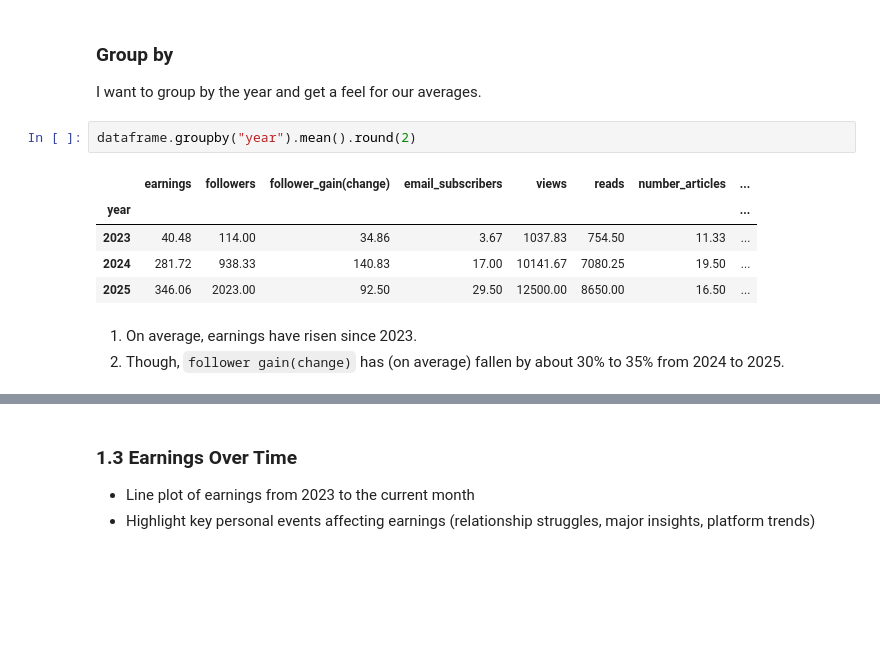
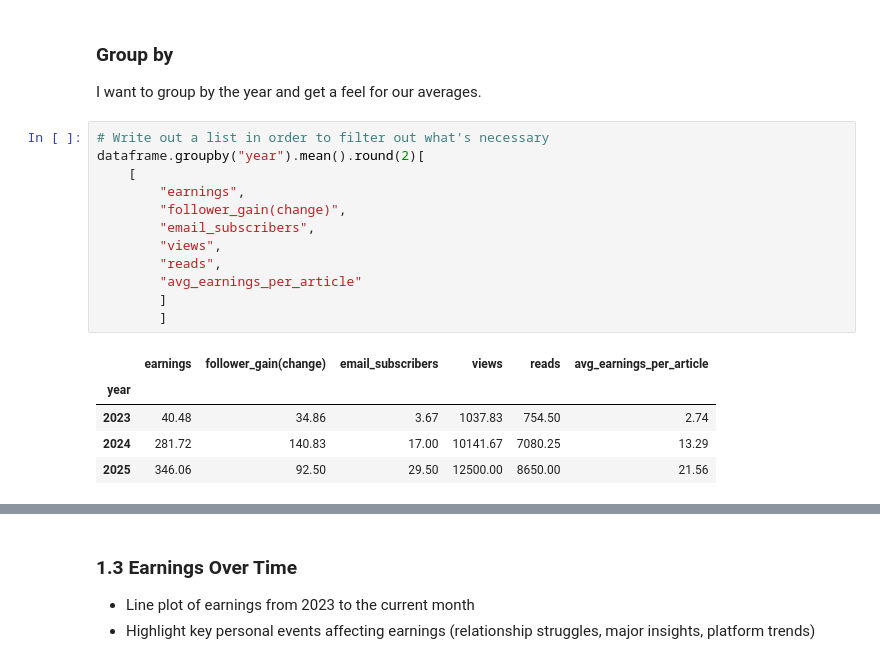
Before and after one commit to paul-trood/medium_earnings, a Jupyter notebook: 02_data_analysis.ipynb, the cells around one changed output, grey strips where cells are left out. Saved outputs shown, nothing was run; the diff lists cells and outputs as text; blank space fills up the shorter version.

```diff
--- a/02_data_analysis.ipynb
+++ b/02_data_analysis.ipynb
@@ -291,14 +313,21 @@ If you write more than 18+ articles per month, maybe some of them aren’t getti
 # %% [markdown]
 ### Group by
 I want to group by the year and get a feel for our averages.
-# %%
-dataframe.groupby("year").mean().round(2)
-# %% [output]
-|  | earnings | followers | follower_gain(change) | email_subscribers | views | reads | number_articles | ... |
-| year |  |  |  |  |  |  |  | ... |
-| 2023 | 40.48 | 114.00 | 34.86 | 3.67 | 1037.83 | 754.50 | 11.33 | ... |
-| 2024 | 281.72 | 938.33 | 140.83 | 17.00 | 10141.67 | 7080.25 | 19.50 | ... |
-| 2025 | 346.06 | 2023.00 | 92.50 | 29.50 | 12500.00 | 8650.00 | 16.50 | ... |
-# %% [markdown]
-1. On average, earnings have risen since 2023.
-2. Though,  `follower gain(change)` has (on average) fallen by about 30% to 35% from 2024 to 2025.
+# %%
+# Write out a list in order to filter out what's necessary
+dataframe.groupby("year").mean().round(2)[
+    [
+        "earnings",
+        "follower_gain(change)",
+        "email_subscribers",
+        "views",
+        "reads",
+        "avg_earnings_per_article"
+        ]
+        ]
+# %% [output]
+|  | earnings | follower_gain(change) | email_subscribers | views | reads | avg_earnings_per_article |
+| year |  |  |  |  |  |  |
+| 2023 | 40.48 | 34.86 | 3.67 | 1037.83 | 754.50 | 2.74 |
+| 2024 | 281.72 | 140.83 | 17.00 | 10141.67 | 7080.25 | 13.29 |
+| 2025 | 346.06 | 92.50 | 29.50 | 12500.00 | 8650.00 | 21.56 |
```
Also changed, not shown: parts of 6 cells of this notebook, 3 other files.
